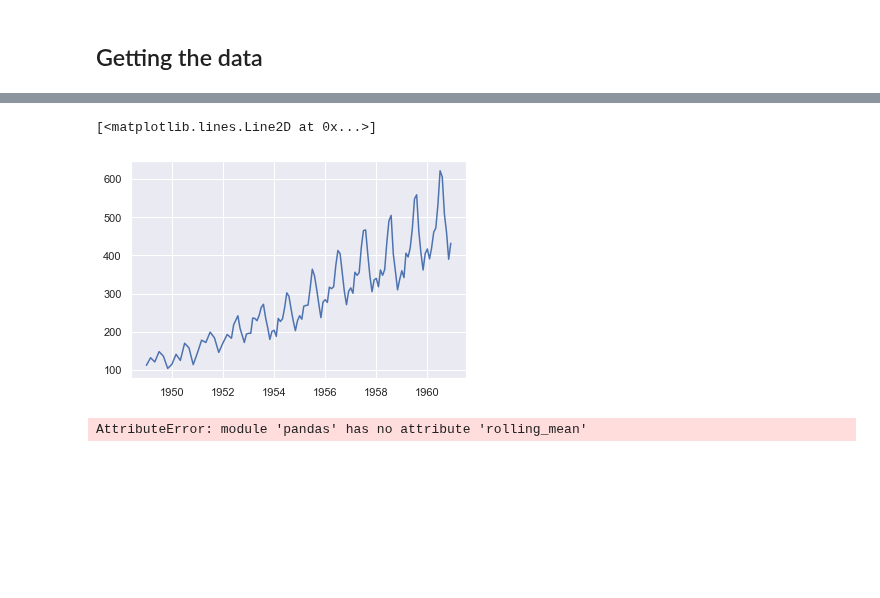
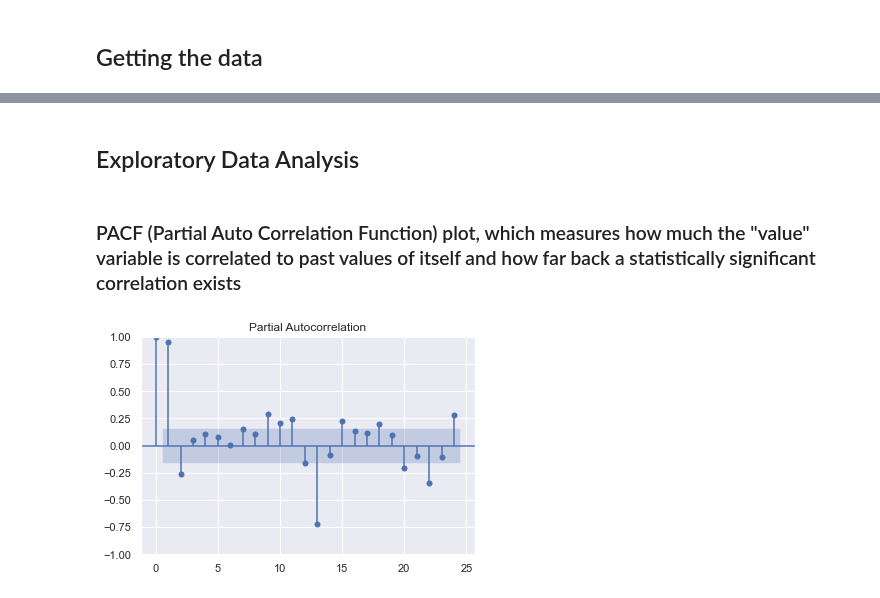
Before and after one commit to sirandreww/236754_project_in_intelligent_systems, a Jupyter notebook: jupyter_notebooks/03_lstm.ipynb, the cells around one changed output, grey strips where cells are left out. Cells and saved outputs as stored; diff of their text form; code cells hidden in the pictures; blank space fills up the shorter version.

```diff
--- a/jupyter_notebooks/03_lstm.ipynb
+++ b/jupyter_notebooks/03_lstm.ipynb
@@ -55,34 +25,25 @@ Month
+# %% [markdown]
+## Exploratory Data Analysis
 # %%
-ts = data['Value']
-plt.plot(ts)
+f = Forecaster(
+    y=data['#Passengers'],
+    current_dates=data['Month'],
+    DateStartActuals=1949/1/1,
+    DateEndActuals=1960/12/1,
+    Freq='MS',
+    ForecastLength=0,
+    Xvars=[],
+    Differenced=0,
+    TestLength=1,
+    ValidationLength=1,
+    ValidationMetric='rmse',
+    CILevel=0.95,
+    BootstrapSamples=100
+)
-# %% [output]
-[<matplotlib.lines.Line2D at 0x...>]
-[figure, removed]
+# %% [markdown]
+### PACF (Partial Auto Correlation Function) plot, which measures how much the "value" variable is correlated to past values of itself and how far back a statistically significant correlation exists
 # %%
-from statsmodels.tsa.stattools import adfuller
-
-def test_stationarity(timeseries):
-    #Determing rolling statistics
-
-    rolmean = pd.rolling_mean(timeseries,12)
-    rolstd = pd.rolling_std(timeseries, window=12)
-
-    #Plot rolling statistics:
-    orig = plt.plot(timeseries, color='blue',label='Original')
-    mean = plt.plot(rolmean, color='red', label='Rolling Mean')
-    std = plt.plot(rolstd, color='black', label = 'Rolling Std')
-    plt.legend(loc='best')
-    plt.title('Rolling Mean & Standard Deviation')
-    plt.show(block=False)
-
-    #Perform Dickey-Fuller test:
-    print ('Results of Dickey-Fuller Test:')
-    dftest = adfuller(timeseries, autolag='AIC')
-    dfoutput = pd.Series(dftest[0:4], index=['Test Statistic','p-value','#Lags Used','Number of Observations Used'])
-    for key,value in dftest[4].items():
-        dfoutput['Critical Value (%s)'%key] = value
-    print (dfoutput)
+f.plot_pacf(lags=24)
+plt.show()
+# %% [output]
+[figure, added]
-# %%
-test_stationarity(ts)
-# %% [output]
-AttributeError: module 'pandas' has no attribute 'rolling_mean'
```
Also changed, not shown: parts of 12 cells of this notebook, 1 other file.
